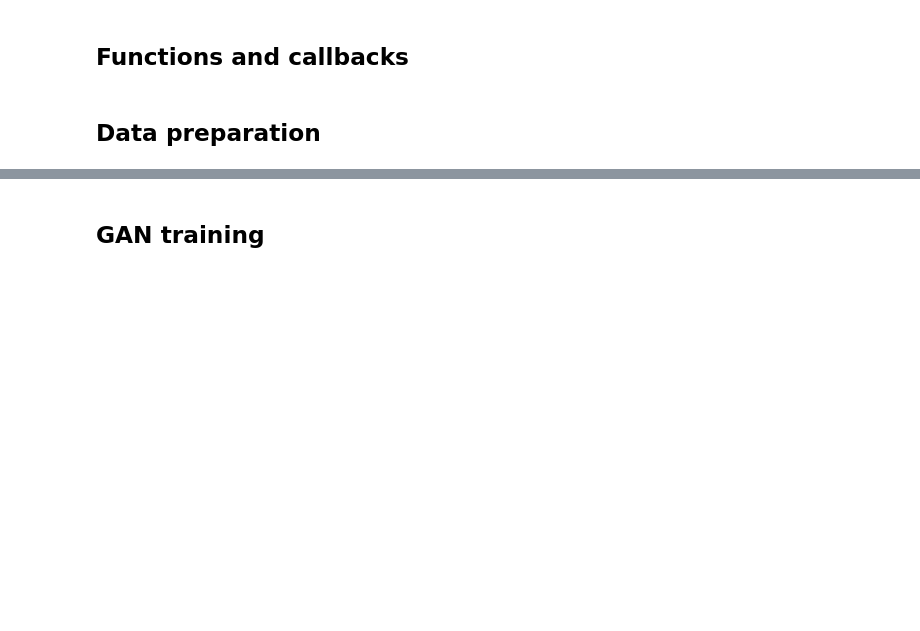
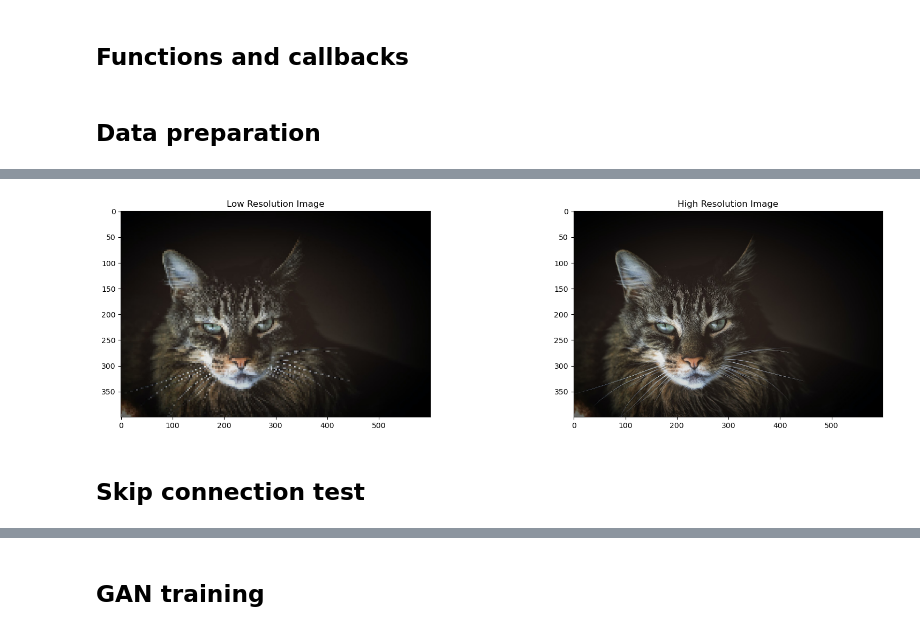
Before and after one commit to Gho-Ost/super-resolution, a Jupyter notebook: data_generator_tests.ipynb, the cells around one changed output, grey strips where cells are left out. Cells and saved outputs as stored; diff of their text form; code cells hidden in the pictures; blank space fills up the shorter version.

Commit message:
Add new generators

```diff
--- a/data_generator_tests.ipynb
+++ b/data_generator_tests.ipynb
@@ -71,3 +79,5 @@ tf.Tensor(
+# %%
+img_shape = (400, 600)
 # %% [markdown]
 ## Test GAN Model
 # %%
@@ -202,7 +175,7 @@ def plot_predictions(model, X, y, num_examples=5, seed = 42):
 
         plt.show()
 # %%
-BATCH_SIZE = 4
+BATCH_SIZE = 16
 EPOCHS = 100
 seed = 42
 # %% [markdown]
@@ -251,0 +247,17 @@ Found 20 validated image filenames.
+# %%
+n = 0
+for i,m in train_generator:
+    img,out = i,m
+
+    if n < 1:
+        fig, axs = plt.subplots(1 , 2, figsize=(20,5))
+        axs[0].imshow(img[0])
+        axs[0].set_title('Low Resolution Image')
+        axs[1].imshow(out[0])
+        axs[1].set_title('High Resolution Image')
+        plt.show()
+        n+=1
+    else:
+        break
+# %% [output]
+[figure, added]
@@ -251,0 +274,2 @@ Found 20 validated image filenames.
+# %% [markdown]
+## Skip connection test
```
Also changed, not shown: parts of 22 cells of this notebook.
